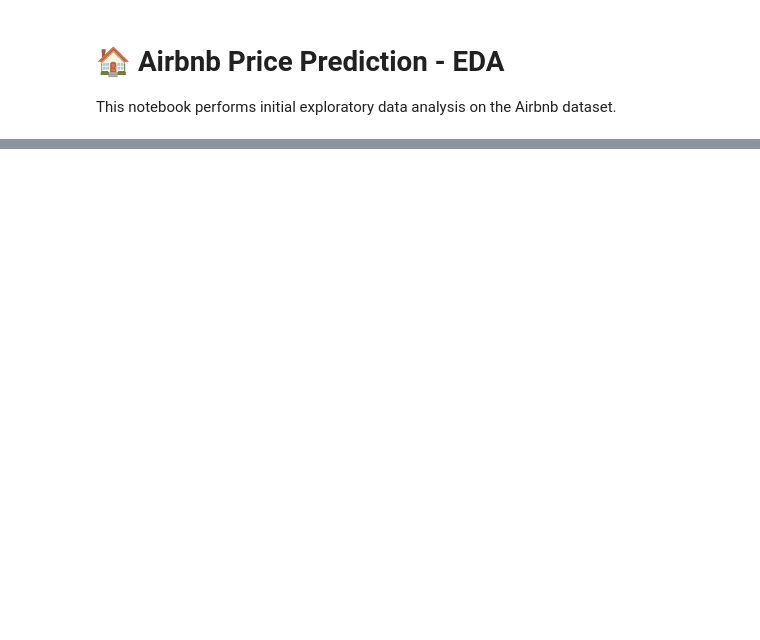
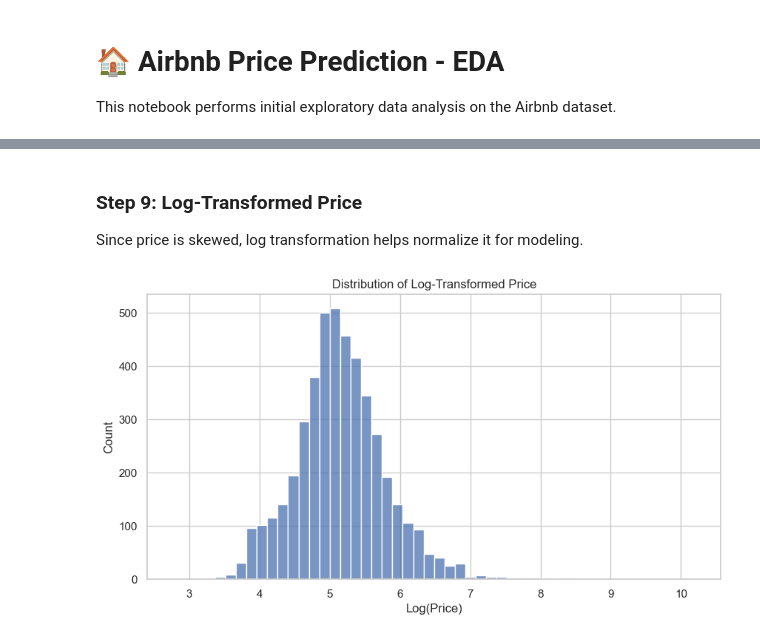
Before and after one commit to babakbaradaran/ml_airbnb_price_regression, a Jupyter notebook: 01_airbnb_price_regression/notebooks/airbnb_eda.ipynb, the cells around one changed output, grey strips where cells are left out. Drawn from its saved outputs; the diff is of its cells as text; code cells hidden in the pictures; blank space fills up the shorter version.

```diff
--- a/01_airbnb_price_regression/notebooks/airbnb_eda.ipynb
+++ b/01_airbnb_price_regression/notebooks/airbnb_eda.ipynb
@@ -77,7 +166,14 @@ df.isnull().sum().sort_values(ascending=False).head(15)
+# %% [markdown]
+### Step 9: Log-Transformed Price
+
+Since price is skewed, log transformation helps normalize it for modeling.
 # %%
-# Step 8: Price distribution
+df['price_log'] = np.log1p(df['price'])
+
 plt.figure(figsize=(10, 5))
-sns.histplot(df['price'], bins=100, kde=True)
-plt.title('Distribution of Price (Raw)')
-plt.xlabel('Price')
+sns.histplot(df['price_log'], bins=50)
+plt.title('Distribution of Log-Transformed Price')
+plt.xlabel('Log(Price)')
 plt.show()
+# %% [output]
+[figure, added]
```
Also changed, not shown: parts of 23 cells of this notebook, 2 other files.
